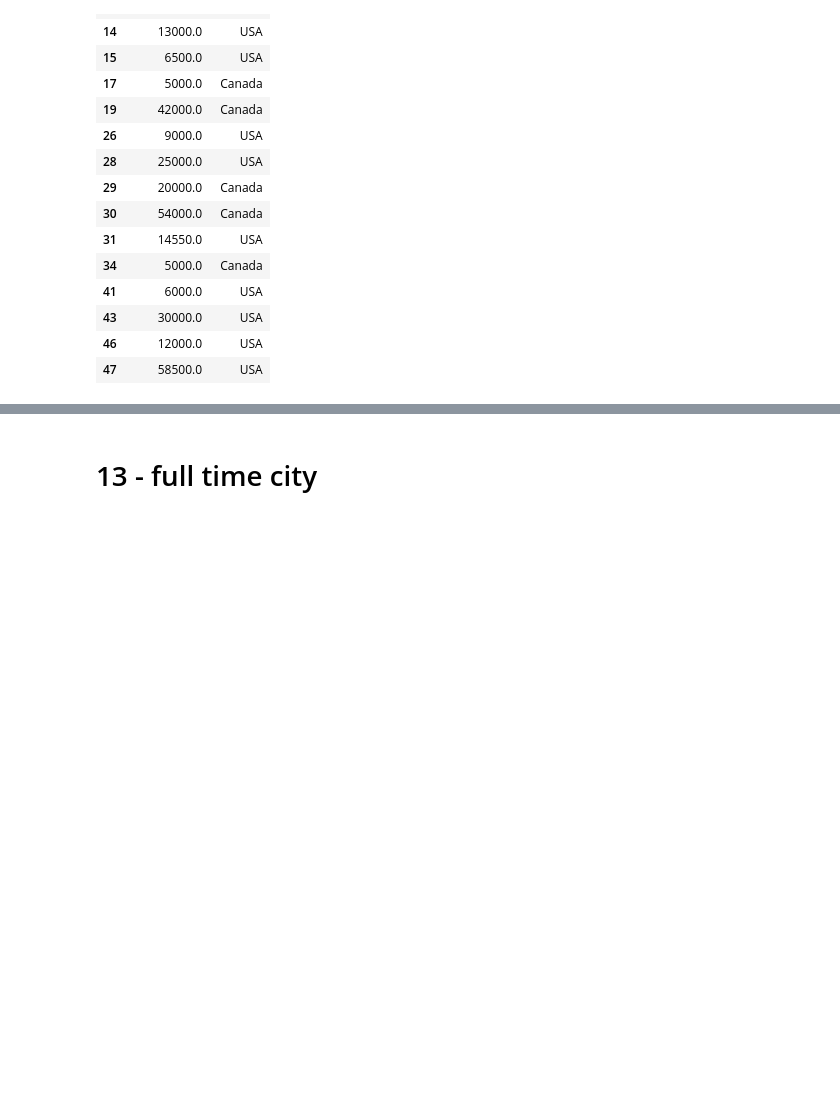
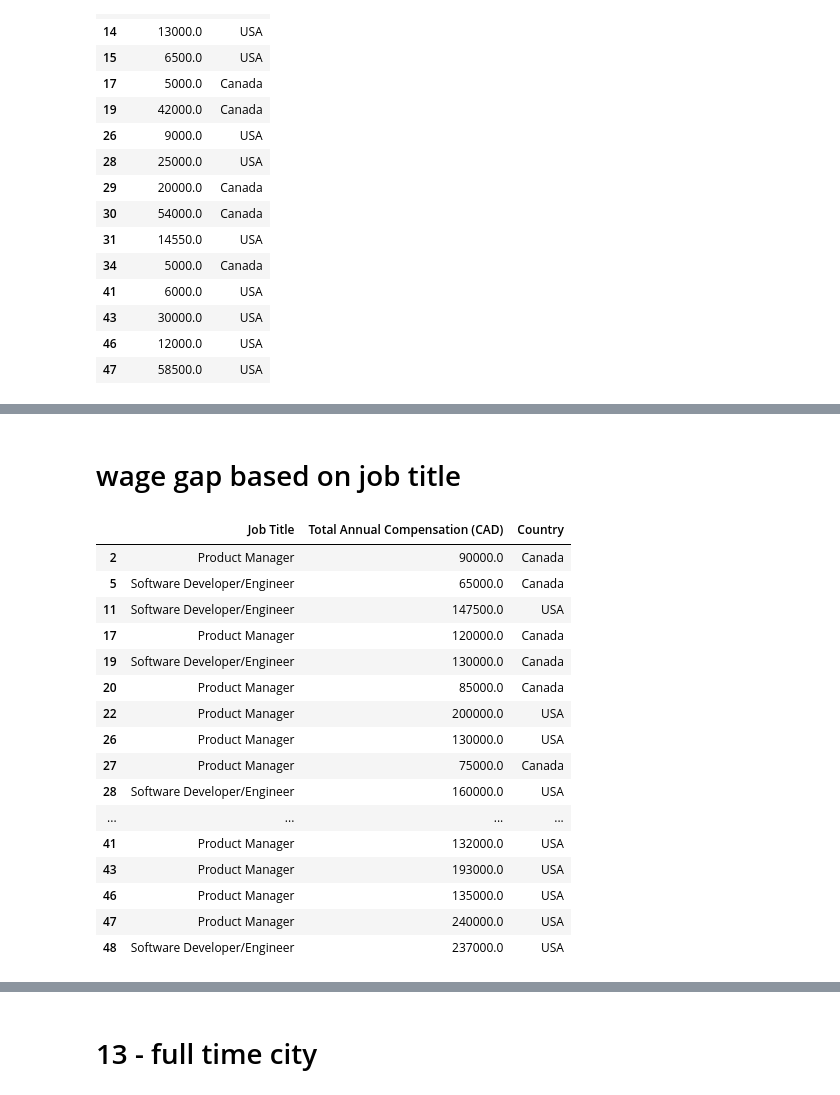
Before and after one commit to tanushree-sharma/class-profile, a Jupyter notebook: future.ipynb, the cells around one changed output, grey strips where cells are left out. Saved outputs shown, nothing was run; the diff lists cells and outputs as text; code cells hidden in the pictures; blank space fills up the shorter version.

Commit message:
finishing up future section

```diff
--- a/future.ipynb
+++ b/future.ipynb
@@ -287,0 +346,31 @@ fig.show()
+# %% [markdown]
+# wage gap based on job title
+# %%
+data = pd.read_csv("future_data_jt.csv")
+# %%
+jt = data[['If you have a job, what will be your job title?', 'If you have a job, what is your total annual compensation (in CAD)? ', 'If you have a job, what country will you be working in? ']]
+jt = jt.rename(columns={'If you have a job, what will be your job title?': 'Job Title','If you have a job, what is your total annual compensation (in CAD)? ':'Total Annual Compensation (CAD)', 'If you have a job, what country will you be working in? ': 'Country'})
+jt = jt.dropna()
+
+to_keep = ['Product Manager', 'Software Developer/Engineer']
+jt = jt[jt['Job Title'].isin(to_keep)]
+
+jt
+# %% [output]
+|  | Job Title | Total Annual Compensation (CAD) | Country |
+| 2 | Product Manager | 90000.0 | Canada |
+| 5 | Software Developer/Engineer | 65000.0 | Canada |
+| 11 | Software Developer/Engineer | 147500.0 | USA |
+| 17 | Product Manager | 120000.0 | Canada |
+| 19 | Software Developer/Engineer | 130000.0 | Canada |
+| 20 | Product Manager | 85000.0 | Canada |
+| 22 | Product Manager | 200000.0 | USA |
+| 26 | Product Manager | 130000.0 | USA |
+| 27 | Product Manager | 75000.0 | Canada |
+| 28 | Software Developer/Engineer | 160000.0 | USA |
+| ... | ... | ... | ... |
+| 41 | Product Manager | 132000.0 | USA |
+| 43 | Product Manager | 193000.0 | USA |
+| 46 | Product Manager | 135000.0 | USA |
+| 47 | Product Manager | 240000.0 | USA |
+| 48 | Software Developer/Engineer | 237000.0 | USA |
```
Also changed, not shown: parts of 30 cells of this notebook, 1 other file.
